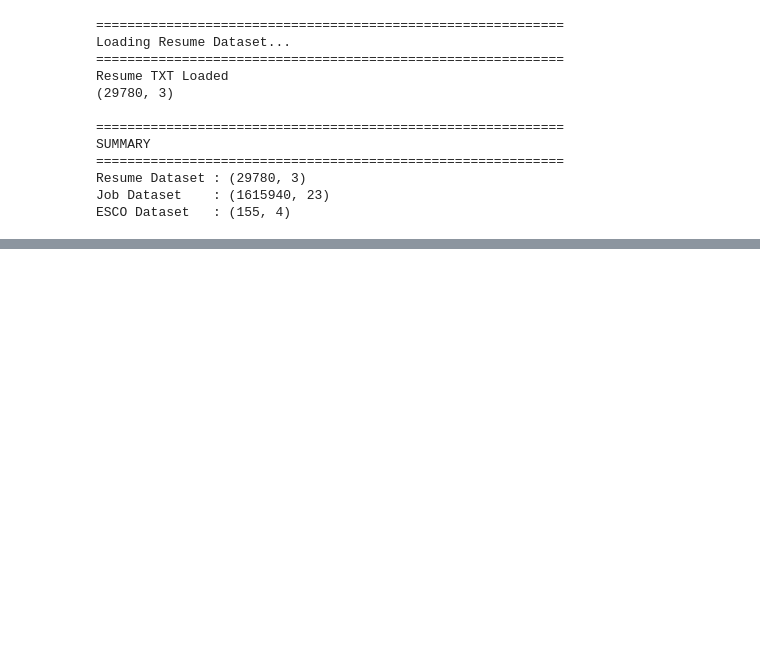
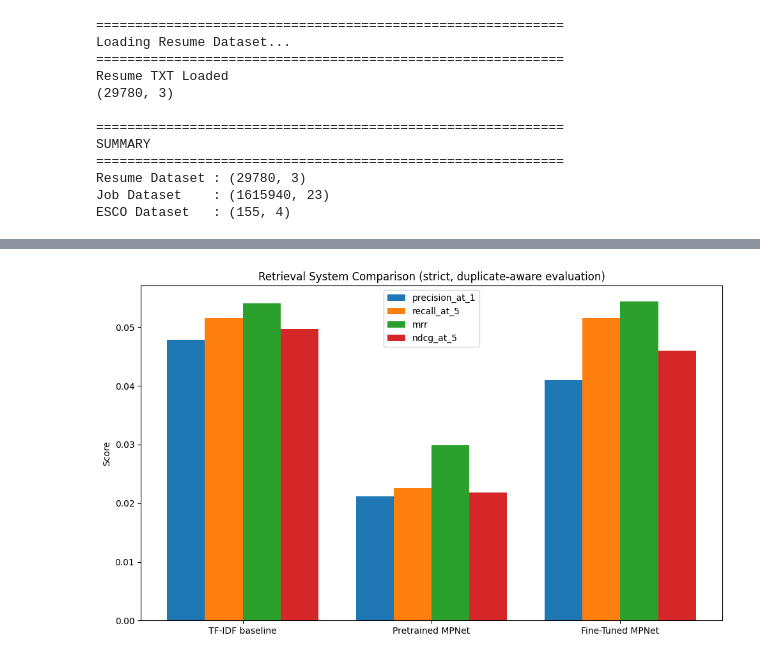
Before and after one commit to Hari-jith/Semantic-Resume-to-Job-Alignment-Matrix, a Jupyter notebook: semantic_resume_alignment.ipynb, the cells around one changed output, grey strips where cells are left out. Saved outputs shown, nothing was run; the diff lists cells and outputs as text; code cells hidden in the pictures; blank space fills up the shorter version.

```diff
--- a/semantic_resume_alignment.ipynb
+++ b/semantic_resume_alignment.ipynb
@@ -1689,10 +813,0 @@ database design mysql pl/sql postgresql sql stored procedures triggers
-# %%
-from collections import Counter
-
-counter = Counter()
-
-for _, role in train_pairs:
-
-    counter[role] += 1
-
-print(counter.most_common(20))
@@ -2994,0 +3677,79 @@ VISUALIZATION MODULE COMPLETED
+# %%
+# ============================================================
+# MODULE 17: FINAL MODEL COMPARISON
+# ============================================================
+
+print("=" * 60)
+print("MODULE 17: FINAL MODEL COMPARISON")
+print("=" * 60)
+
+# ============================================================
+# RETRIEVAL QUALITY: TF-IDF vs. PRETRAINED vs. FINE-TUNED
+# ============================================================
+
+comparison_rows = [
+    {"system": "TF-IDF baseline", **tfidf_metrics},
+    {"system": "Pretrained MPNet", **pretrained_metrics},
+    {"system": "Fine-Tuned MPNet", **finetuned_metrics},
+]
+comparison_df = pd.DataFrame(comparison_rows)[
+    ["system", "precision_at_1", "recall_at_5", "mrr", "ndcg_at_5", "cosine_similarity_mean"]
+]
+
+print("Strict, duplicate-aware retrieval evaluation (Module 9):")
+print(comparison_df.to_string(index=False))
+
+# ============================================================
+# COMPARISON CHART
+# ============================================================
+
+fig, ax = plt.subplots(figsize=(10, 6))
+metrics_to_plot = ["precision_at_1", "recall_at_5", "mrr", "ndcg_at_5"]
+x = np.arange(len(comparison_df))
+width = 0.2
+
+for i, metric in enumerate(metrics_to_plot):
+    ax.bar(x + i * width, comparison_df[metric], width, label=metric)
+
+ax.set_xticks(x + width * 1.5)
+ax.set_xticklabels(comparison_df["system"])
+ax.set_ylabel("Score")
+ax.set_title("Retrieval System Comparison (strict, duplicate-aware evaluation)")
+ax.legend()
+plt.tight_layout()
+
+comparison_chart_path = os.path.join(VISUALIZATION_DIR, "system_comparison.png")
+plt.savefig(comparison_chart_path, dpi=150)
+plt.show()
+print("\nSaved comparison chart to:", comparison_chart_path)
+
+# ============================================================
+# ROLE-BASED EVALUATION SUMMARY (MODULE 10)
+# ============================================================
+
+print()
+print("Role-based retrieval evaluation (Module 10), fine-tuned model:")
+print(f"  Recall@1  : {role_recall_at_1:.4f}")
+print(f"  Recall@5  : {role_recall_at_5:.4f}")
+print(f"  Recall@10 : {role_recall_at_10:.4f}")
+print(f"  MRR       : {role_mrr:.4f}")
+print(f"  nDCG@5    : {role_ndcg_at_5:.4f}")
+
+# ============================================================
+# RETRIEVAL LATENCY SUMMARY (MODULES 12 & 13)
+# ============================================================
+
+print()
+print("Retrieval latency, brute-force (Module 12) vs. FAISS (Module 13):")
+print(f"{'System':<28}{'Mean (ms)':<14}{'P95 (ms)':<14}{'Corpus size'}")
+print(f"{'Brute-force (NumPy)':<28}{latency_stats['mean_ms']:<14.2f}"
+      f"{latency_stats['p95_ms']:<14.2f}{latency_stats['corpus_size']}")
+print(f"{'FAISS (' + faiss_latency_stats['index_type'] + ')':<28}"
+      f"{faiss_latency_stats['mean_ms']:<14.2f}{faiss_latency_stats['p95_ms']:<14.2f}"
+      f"{faiss_latency_stats['corpus_size']}")
+
+print()
+print("=" * 60)
+print("MODULE 17 COMPLETE")
+print("=" * 60)
+# %% [output]
@@ -2994,0 +3764 @@ VISUALIZATION MODULE COMPLETED
+[figure, added]
```
Also changed, not shown: parts of 79 cells of this notebook.
